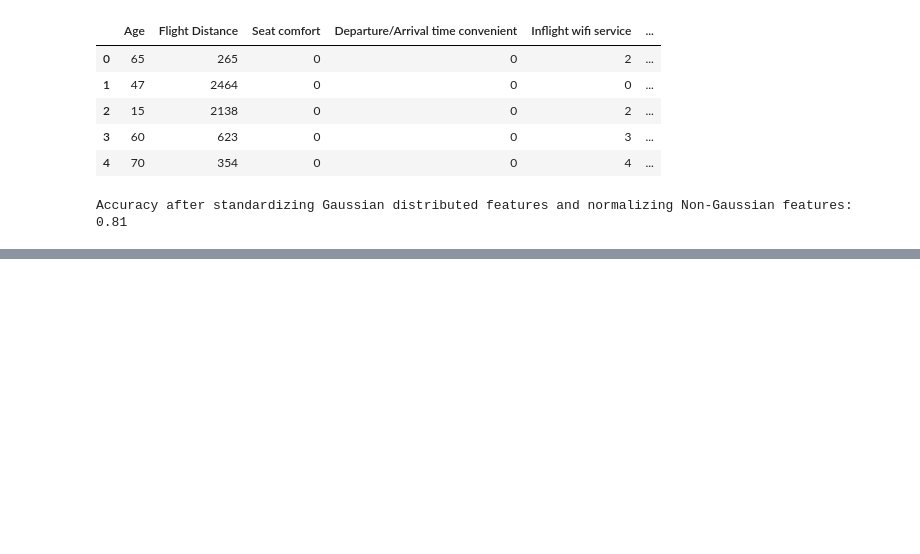
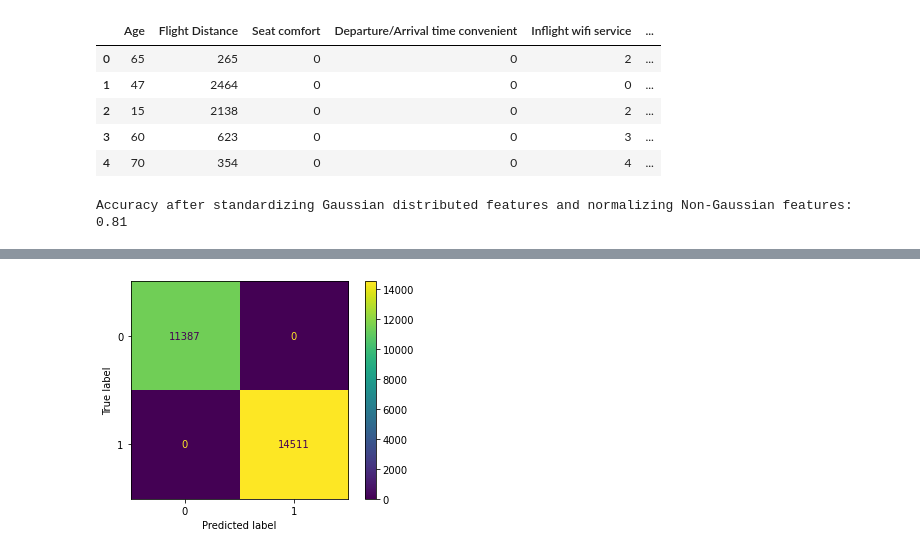
Before and after one commit to sorianom23/AIRLINE-SATISFACTION, a Jupyter notebook: main.ipynb, the cells around one changed output, grey strips where cells are left out. Cells and saved outputs as stored; diff of their text form; code cells hidden in the pictures; blank space fills up the shorter version.

```diff
--- a/main.ipynb
+++ b/main.ipynb
@@ -163,0 +200,6 @@ Accuracy after standardizing Gaussian distributed features and normalizing Non-G
+# %%
+from sklearn.metrics import plot_confusion_matrix
+
+plot_matrix = plot_confusion_matrix(clf, X_test, yhat)
+# %% [output]
+[figure, added]
```
Also changed, not shown: parts of 3 cells of this notebook.
